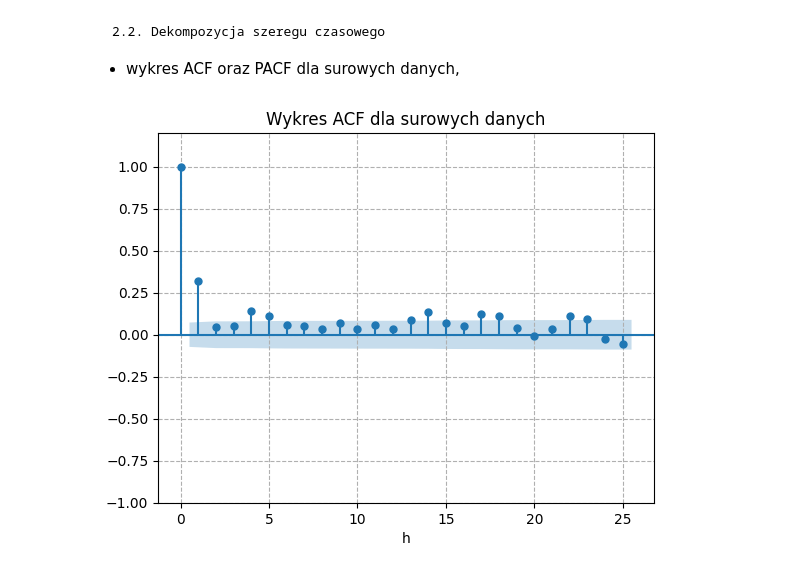
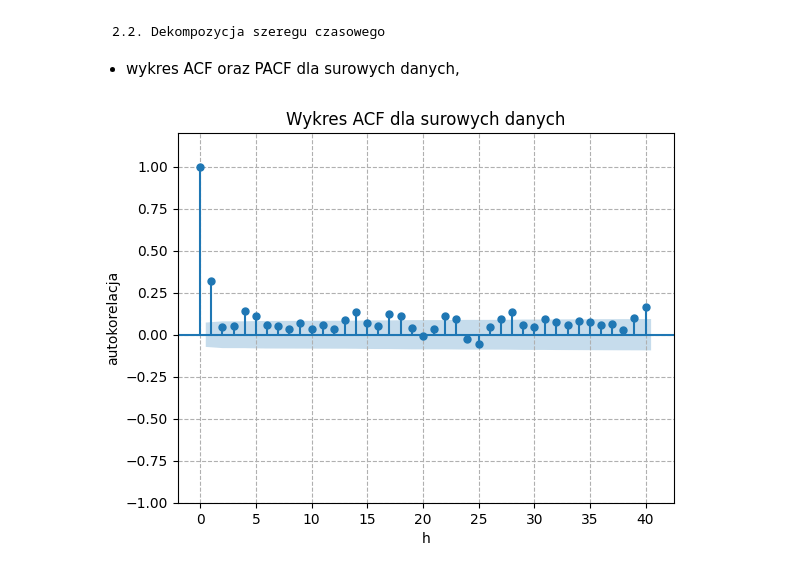
Before and after one commit to MagdalenaSudol/Model_ARMA, a Jupyter notebook: raport.ipynb, the cells around one changed output. Cells and saved outputs as stored; diff of their text form; code cells hidden in the pictures.

```diff
--- a/raport.ipynb
+++ b/raport.ipynb
@@ -119,16 +112,17 @@ dtype: int64
 -  wykres ACF oraz PACF dla surowych danych,
 # %%
 windspeed = data_clean['windspeed']
-h = 25
+h = 40
 # %%
 plot_acf(windspeed, lags=h)
 plt.title("Wykres ACF dla surowych danych")
 plt.grid(True, linestyle='--')
 plt.xlabel('h')
+plt.ylabel('autokorelacja')
 plt.ylim(-1,1.2)
 plt.show()
 # %% [output]
-[figure, old version]
+[figure, new version]
 # %%
 plot_pacf(windspeed, lags=h, method='ywm')
 plt.title("Wykres PACF dla surowych danych")
```
Also changed, not shown: parts of 15 cells of this notebook.
